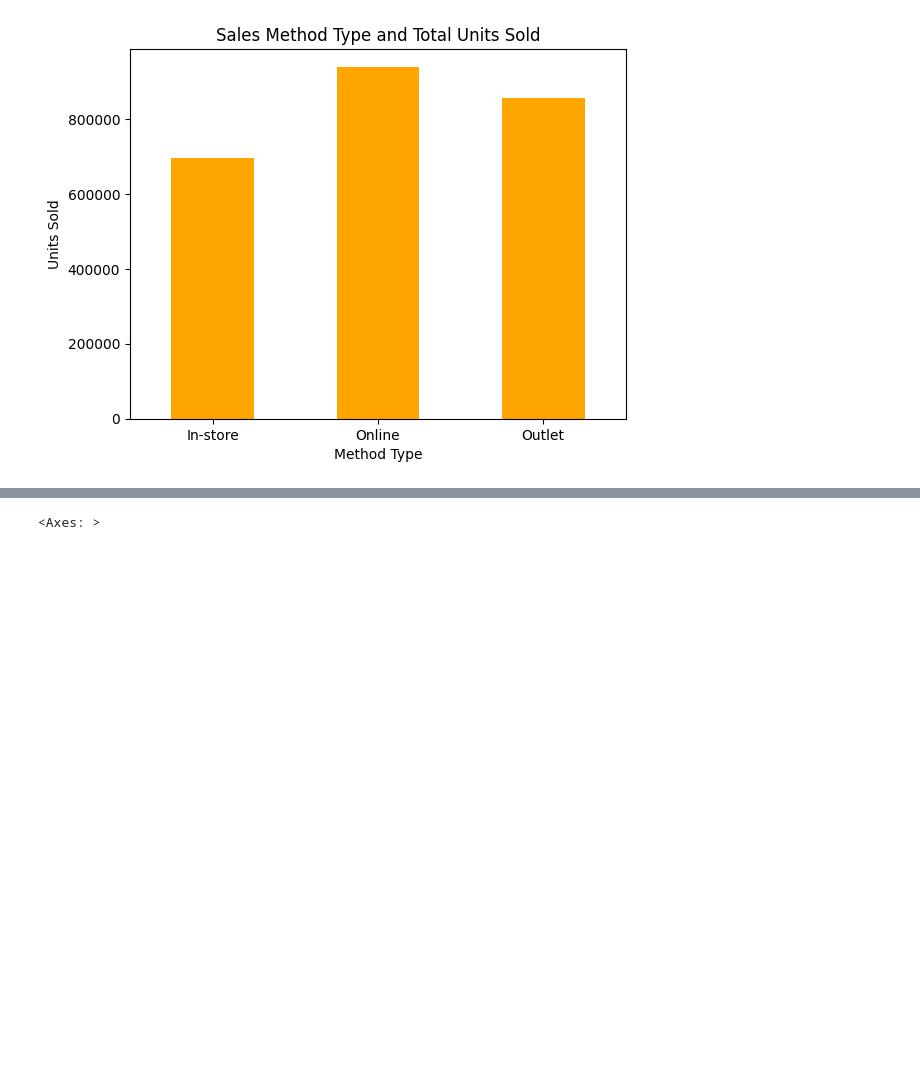
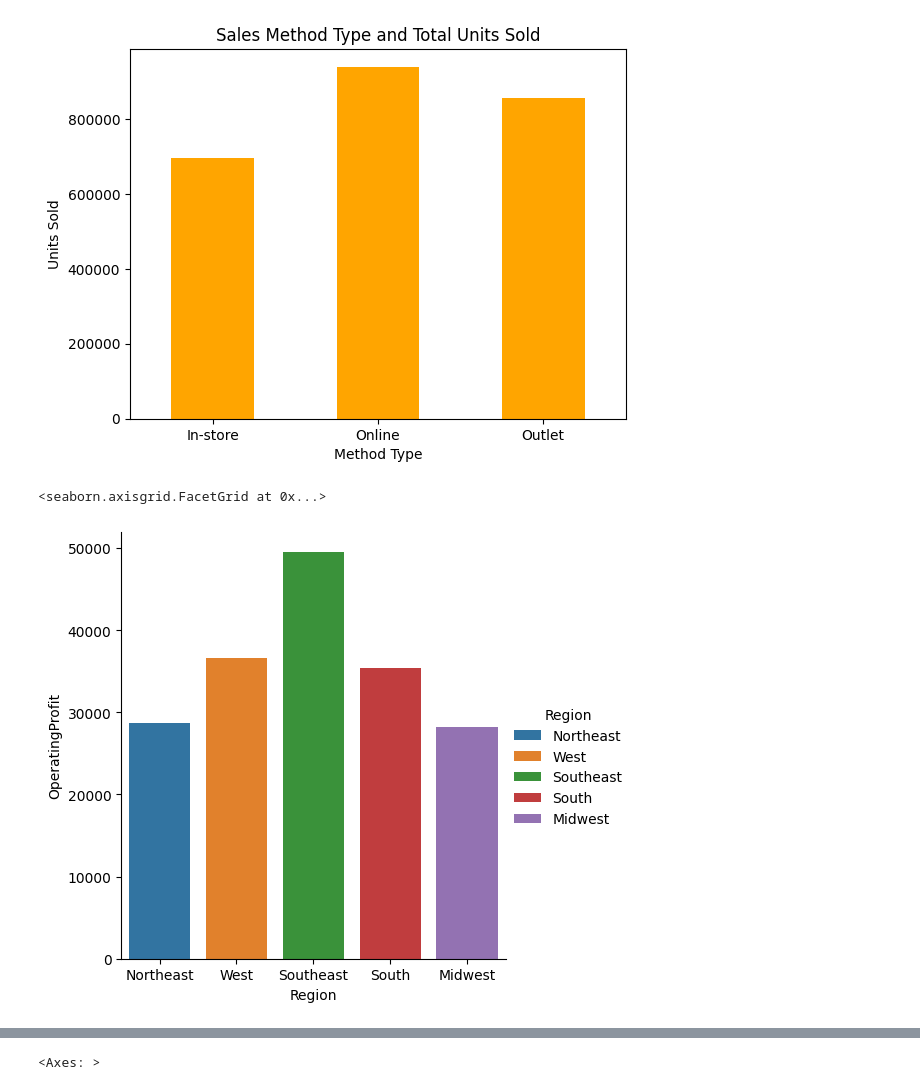
Before and after one commit to thegreatdon40/Final-Project-Data_Analytics, a Jupyter notebook: sales.ipynb, the cells around one changed output, grey strips where cells are left out. Drawn from its saved outputs; the diff is of its cells as text; code cells hidden in the pictures; blank space fills up the shorter version.

```diff
--- a/sales.ipynb
+++ b/sales.ipynb
@@ -4,7 +4,7 @@ import numpy as np
 import matplotlib.pyplot as plt
 import seaborn as sns
 # %%
-sales = pd.read_csv("c:/Users/monst/OneDrive/Desktop/CSC Workspace/Website/Data_Analytics/Adidas US Sales Data(2).csv") # import dataframe
+sales = pd.read_csv("final/AdidasUSSalesData.csv") # import dataframe
 sales.columns = sales.columns.str.replace(" ", "") # delete spaces
 # %%
 sales # display for testing
@@ -363,3 +359,9 @@ plt.ylabel('Units Sold')
 Text(0, 0.5, 'Units Sold')
 [figure]
 [figure]
+# %%
+# Display Profit by Region
+sns.catplot(data=sales, kind="bar", x="Region", y="OperatingProfit", hue="Region", sharey=False, sharex=False, errorbar=None)
+# %% [output]
+<seaborn.axisgrid.FacetGrid at 0x...>
+[figure, added]
```
Also changed, not shown: parts of 2 cells of this notebook.
